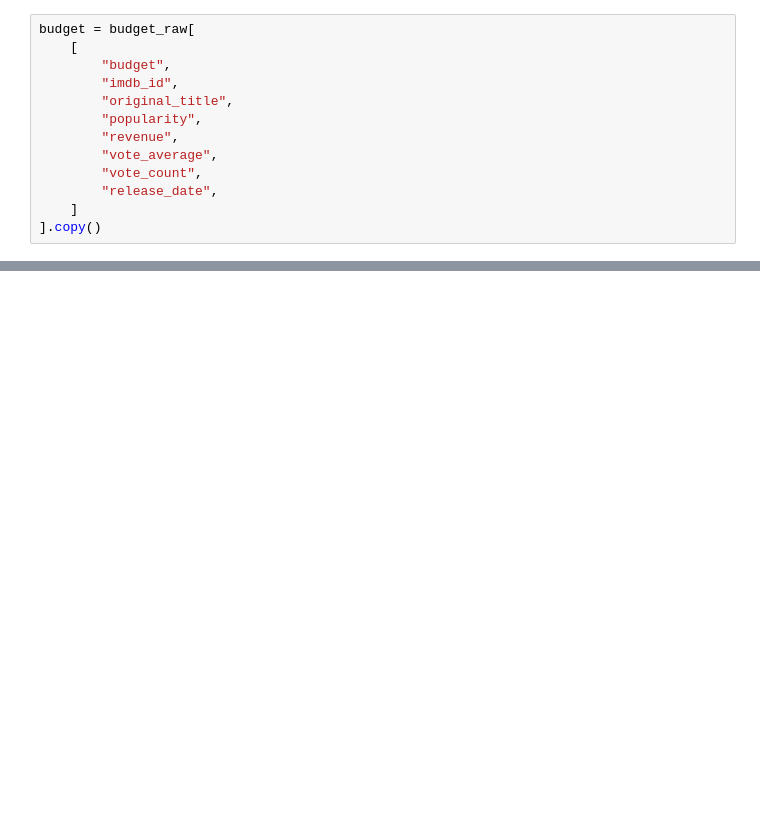
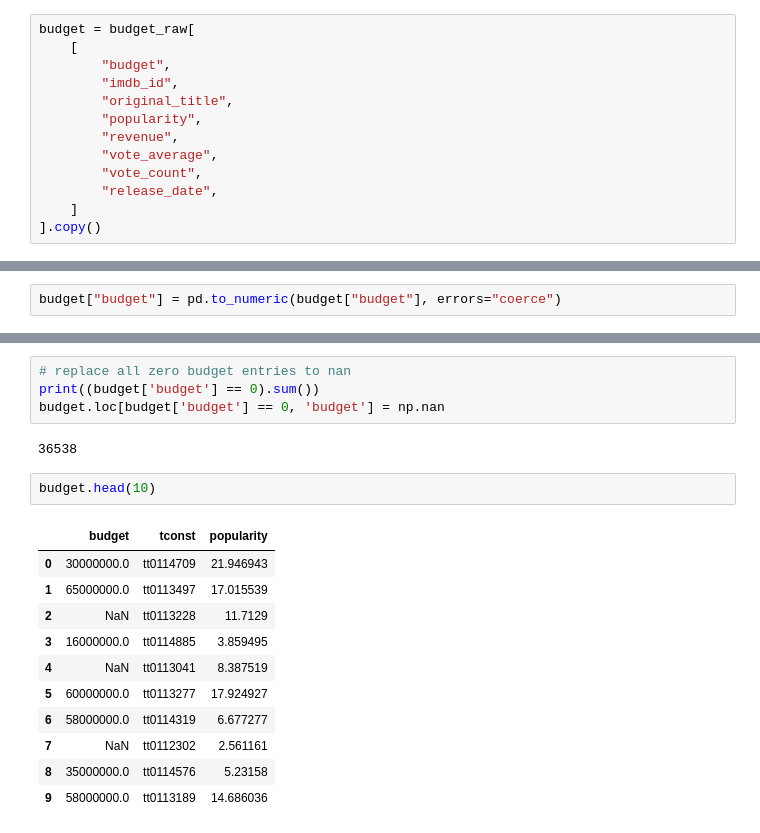
Before and after one commit to epfl-ada/ada-2023-project-lovelace, a Jupyter notebook: Code/clean.ipynb, the cells around one changed output, grey strips where cells are left out. Drawn from its saved outputs; the diff is of its cells as text; blank space fills up the shorter version.

```diff
--- a/Code/clean.ipynb
+++ b/Code/clean.ipynb
@@ -182,0 +196,2 @@ movies_imdb.tconst.unique().shape
+# %%
+budget["budget"] = pd.to_numeric(budget["budget"], errors="coerce")
@@ -183 +214,21 @@ movies_imdb.tconst.unique().shape
+# %%
+# replace all zero budget entries to nan
+print((budget['budget'] == 0).sum())
+budget.loc[budget['budget'] == 0, 'budget'] = np.nan
+# %% [output]
+36538
+# %%
+budget.head(10)
+# %% [output]
+|  | budget | tconst | popularity |
+| 0 | 30000000.0 | tt0114709 | 21.946943 |
+| 1 | 65000000.0 | tt0113497 | 17.015539 |
+| 2 | NaN | tt0113228 | 11.7129 |
+| 3 | 16000000.0 | tt0114885 | 3.859495 |
+| 4 | NaN | tt0113041 | 8.387519 |
+| 5 | 60000000.0 | tt0113277 | 17.924927 |
+| 6 | 58000000.0 | tt0114319 | 6.677277 |
+| 7 | NaN | tt0112302 | 2.561161 |
+| 8 | 35000000.0 | tt0114576 | 5.23158 |
+| 9 | 58000000.0 | tt0113189 | 14.686036 |
 # %%
```
Also changed, not shown: parts of 15 cells of this notebook.
